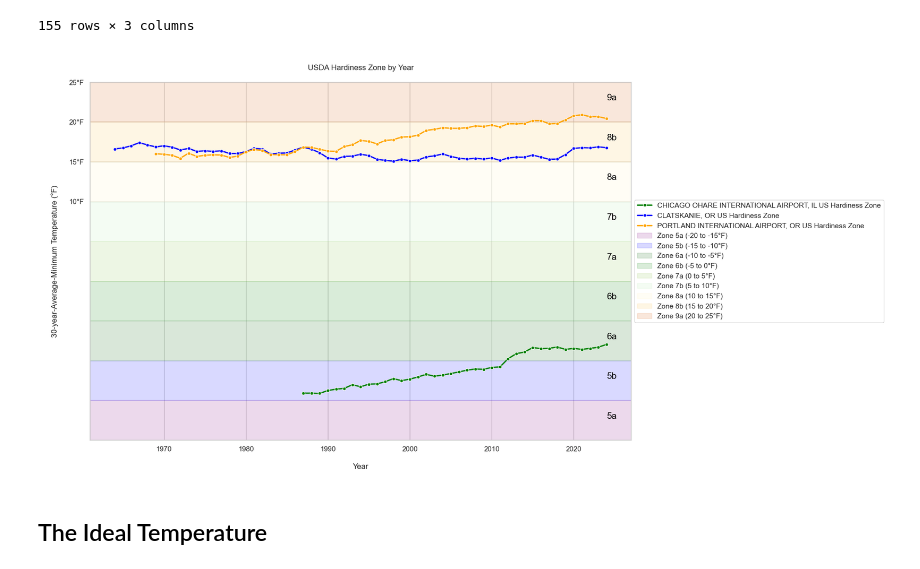
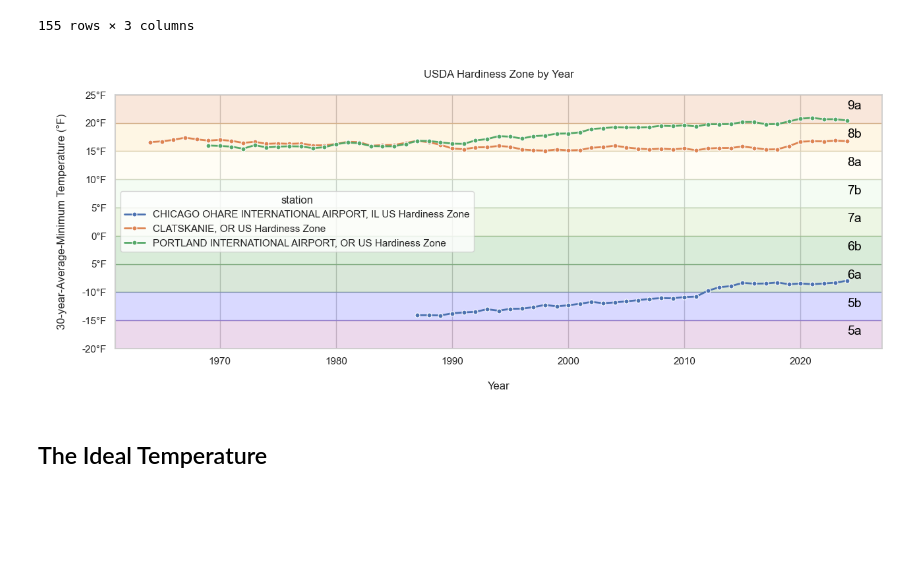
Before and after one commit to wpbSabi/weather_python, a Jupyter notebook: notebooks/compare_temperature.ipynb, the cells around one changed output. Cells and saved outputs as stored; diff of their text form; code cells hidden in the pictures; blank space fills up the shorter version.

```diff
--- a/notebooks/compare_temperature.ipynb
+++ b/notebooks/compare_temperature.ipynb
@@ -281,0 +211,7 @@ tmin
+# %%
+# Store the number of stations
+n = len(df['STATION'].unique())
+
+# Create a list of the column names for all_locations
+all_locations = list(tmin.columns[1:n+1])
+all_locations
@@ -299,14 +239,15 @@ tmin_long
 | 269 | 2024 | PORTLAND INTERNATIONAL AIRPORT, O... | 15.0 |
 270 rows × 3 columns
 # %%
+sns.set_theme(style="whitegrid")
 # sns.set_theme(style="darkgrid")
-plt.style.use('dark_background')
-plt.figure(figsize=(15,5))
+# plt.style.use('dark_background')
+plt.figure(figsize=(15, 5))
 p = sns.lineplot(data=tmin_long,
              x='year',
              y='tmin',
              hue='station',
-             palette=['green', 'orange', 'blue'],
+            #  palette=['green', 'orange', 'blue'],
              marker='o',
              markersize=5,
              linewidth=2,
@@ -317,10 +258,10 @@ p = sns.lineplot(data=tmin_long,
 
 # add a title to the plot
 plt.title('\nMinimum Temperature by Year and Station\n')
-plt.ylim(-30, 40)
+plt.ylim(-30, 50)
 p.set_xlabel("\nYear", fontsize=12, rotation=0)
 p.set_ylabel("\nMinimum Temperature per Year (°F)\n", fontsize=12, rotation=90)
-plt.legend(loc='lower left')
+plt.legend(loc='center left', bbox_to_anchor=(0, 0.9))
 
 # Suppress printouts
 plt.show()
@@ -345,9 +270,10 @@ tmin
 # %%
+# TODO update hardcoding based on three locations to be dynamic based on the number of locations
 # How has the USDA hardiness zone changed year-by-year?
 # This makes for better storytelling
 
 # Make the wide format long, for the seaborn lineplot
-usdahz = tmin.reset_index().melt(id_vars='year', value_vars=[tmin.columns[4], tmin.columns[5], tmin.columns[6]],
+usdahz = tmin.reset_index().melt(id_vars='year', value_vars=list(tmin.columns[n+1:]),
                       var_name='station', value_name='USDA Hardiness Zone').dropna()
 usdahz
 # %% [output]
@@ -366,12 +292,12 @@ usdahz
 155 rows × 3 columns
 # %%
 sns.set_theme(style="whitegrid")
-plt.figure(figsize=(15,10))
+plt.figure(figsize=(15,5))
 p = sns.lineplot(data=usdahz,
              x='year',
              y='USDA Hardiness Zone',
              hue='station',
-             palette=['green', 'blue', 'orange'],
+            #  palette=['green', 'blue', 'orange'],
              marker='o',
              markersize=5,
              linewidth=2,
@@ -383,36 +309,36 @@ p = sns.lineplot(data=usdahz,
 # https://colorbrewer2.org/#type=sequential&scheme=YlOrBr&n=3
 p.axhspan(-20, -15, color='purple', alpha=0.15, label='Zone 5a (-20 to -15°F)')
 p.axhspan(-15, -10, color='blue', alpha=0.15, label='Zone 5b (-15 to -10°F)')
 p.axhspan(-10, -5, color='#006400', alpha=0.15, label='Zone 6a (-10 to -5°F)')
 p.axhspan(-5, 0, color='green', alpha=0.15, label='Zone 6b (-5 to 0°F)')
 p.axhspan(0, 5, color='#8bc34a', alpha=0.15, label='Zone 7a (0 to 5°F)')
 p.axhspan(5, 10, color='#b7efb2', alpha=0.15, label='Zone 7b (5 to 10°F)')
 p.axhspan(10, 15, color='#fff7bc', alpha=0.15, label='Zone 8a (10 to 15°F)')
 p.axhspan(15, 20, color='#fec44f', alpha=0.15, label='Zone 8b (15 to 20°F)')
 p.axhspan(20, 25, color='#d95f0e', alpha=0.15, label='Zone 9a (20 to 25°F)')
 
 # Add zone labels
 year_label = 2024
 p.text(x=year_label, y=-17, s='5a', color='black', fontsize=14, va='center')
 p.text(x=year_label, y=-12, s='5b', color='black', fontsize=14, va='center')
 p.text(x=year_label, y=-7, s='6a', color='black', fontsize=14, va='center')
 p.text(x=year_label, y=-2, s='6b', color='black', fontsize=14, va='center')
 p.text(x=year_label, y=3, s='7a', color='black', fontsize=14, va='center')
 p.text(x=year_label, y=8, s='7b', color='black', fontsize=14, va='center')
 p.text(x=year_label, y=13, s='8a', color='black', fontsize=14, va='center')
 p.text(year_label, 18, '8b', color='black', fontsize=14, va='center')
 p.text(year_label, 23, '9a', color='black', fontsize=14, va='center')
 
 plt.title('\nUSDA Hardiness Zone by Year\n')
 plt.ylim(-20, 25)
-p.set_yticks(np.arange(10, 26, 5))
-p.set_yticklabels(['10°F', '15°F', '20°F', '25°F'])
+p.set_yticks(np.arange(-20, 26, 5))
+p.set_yticklabels(['-20°F', '-15°F', '-10°F', '5°F', '0°F', '5°F', '10°F', '15°F', '20°F', '25°F'])
 p.set_xlabel("\nYear", fontsize=12, rotation=0)
 p.set_ylabel("\n30-year-Average-Minimum Temperature (°F)\n", fontsize=12, rotation=90)
 
-plt.legend(loc='center left', bbox_to_anchor=(1, 0.5))
+# plt.legend(loc='center left', bbox_to_anchor=(1, 0.5))
 plt.show()
 # %% [output]
-[figure, old version]
+[figure, new version]
 # %% [markdown]
 ## The Ideal Temperature
```
Also changed, not shown: parts of 18 cells of this notebook.
